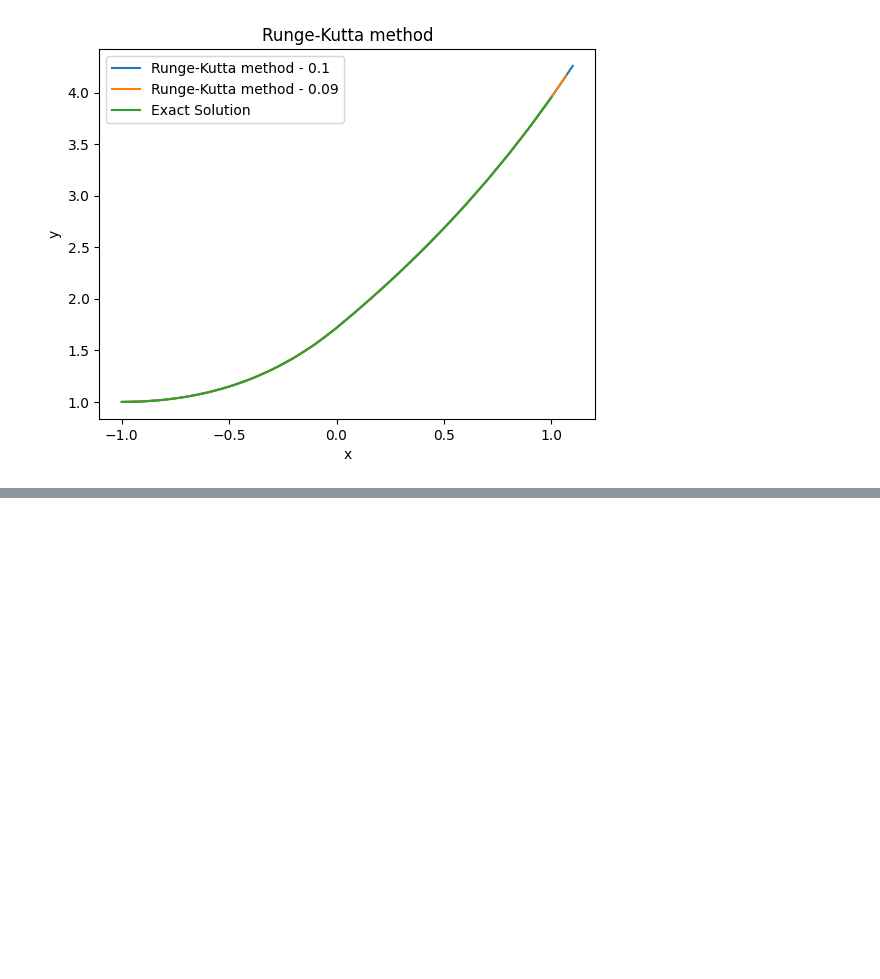
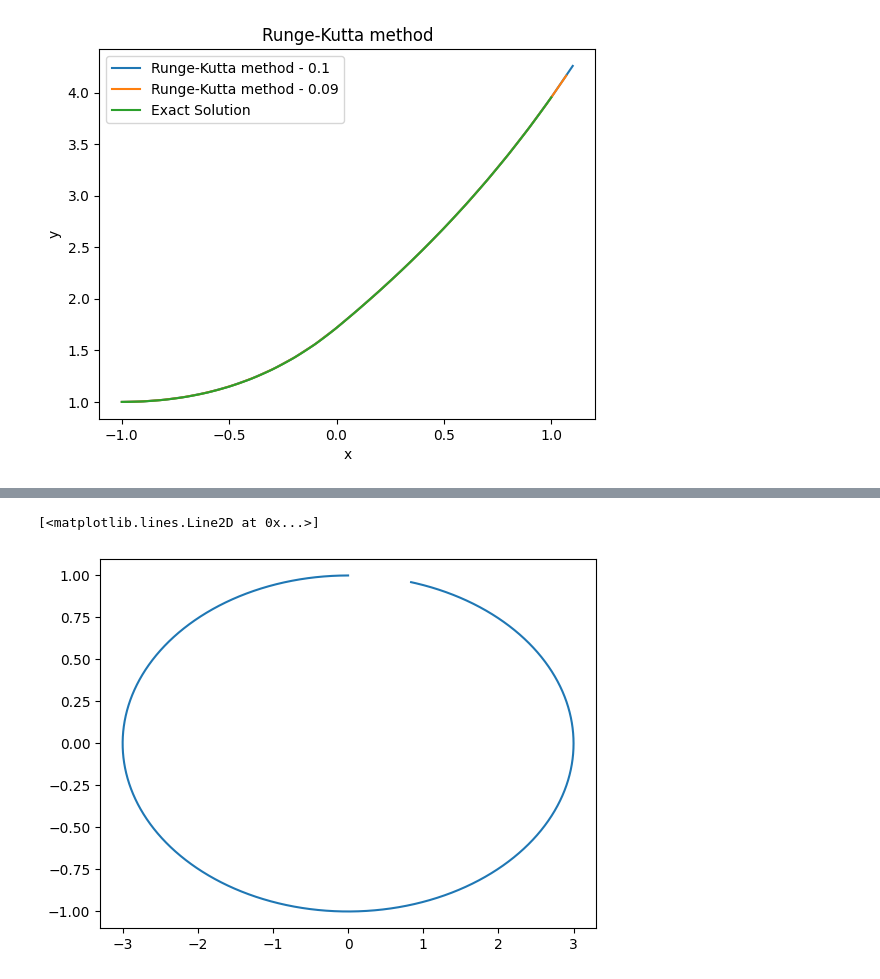
Before and after one commit to hamasoon/NumericalComputing2025Spring, a Jupyter notebook: HW6/NA_HW6_배문성_2019-14355.ipynb, the cells around one changed output, grey strips where cells are left out. Cells and saved outputs as stored; diff of their text form; code cells hidden in the pictures; blank space fills up the shorter version.

Commit message:
UPDATE: almost solve all HW6

```diff
--- a/HW6/NA_HW6_배문성_2019-14355.ipynb
+++ b/HW6/NA_HW6_배문성_2019-14355.ipynb
@@ -240,0 +238,32 @@ plt.plot([pt[1] for pt in solution], [pt[2] for pt in solution], label='Taylor O
+# %%
+# 7.4 - 3
+
+def runge_kutta_ode(f, x0, y0, t0, t1, h):
+    n = int((t1 - t0) / h)
+    t = t0
+    x = x0
+    y = y0
+    result = [(t, x, y)]
+
+    for _ in range(n):
+        k1_x, k1_y = f(t, x, y)
+        k2_x, k2_y = f(t + h / 2, x + k1_x * h / 2, y + k1_y * h / 2)
+        k3_x, k3_y = f(t + h / 2, x + k2_x * h / 2, y + k2_y * h / 2)
+        k4_x, k4_y = f(t + h, x + k3_x * h, y + k3_y * h)
+
+        x += (k1_x + 2*k2_x + 2*k3_x + k4_x) * h / 6
+        y += (k1_y + 2*k2_y + 2*k3_y + k4_y) * h / 6
+
+        t += h
+        result.append((t, x, y))
+
+    return result
+
+def f(t, x, y):
+    return -3*y, x/3
+
+solution = runge_kutta_ode(f, 0, 1, 0, 4, 0.001)
+plt.plot([pt[1] for pt in solution], [pt[2] for pt in solution], label='Runge-Kutta ODE Solver')
+# %% [output]
+[<matplotlib.lines.Line2D at 0x...>]
+[figure, added]
```
Also changed, not shown: parts of 11 cells of this notebook.
